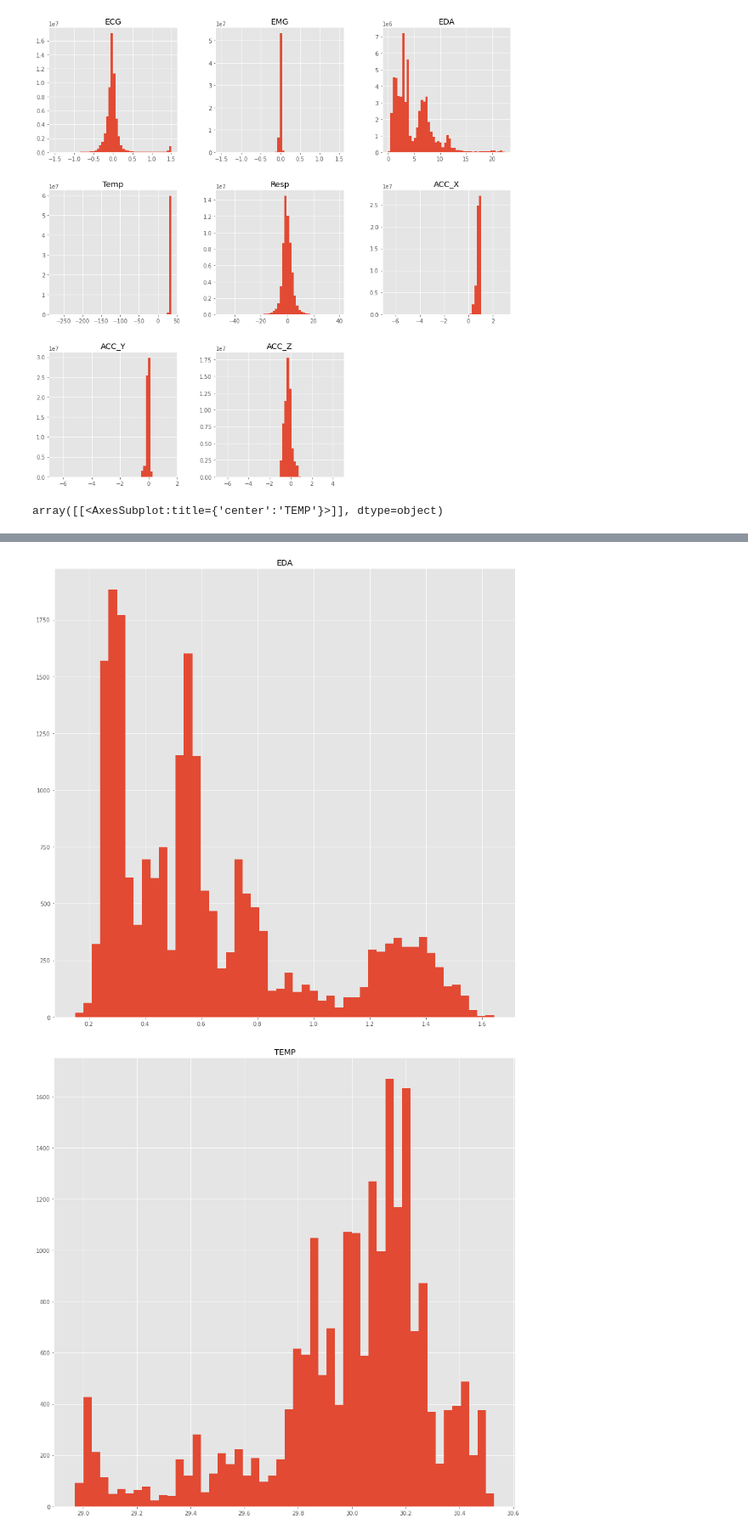
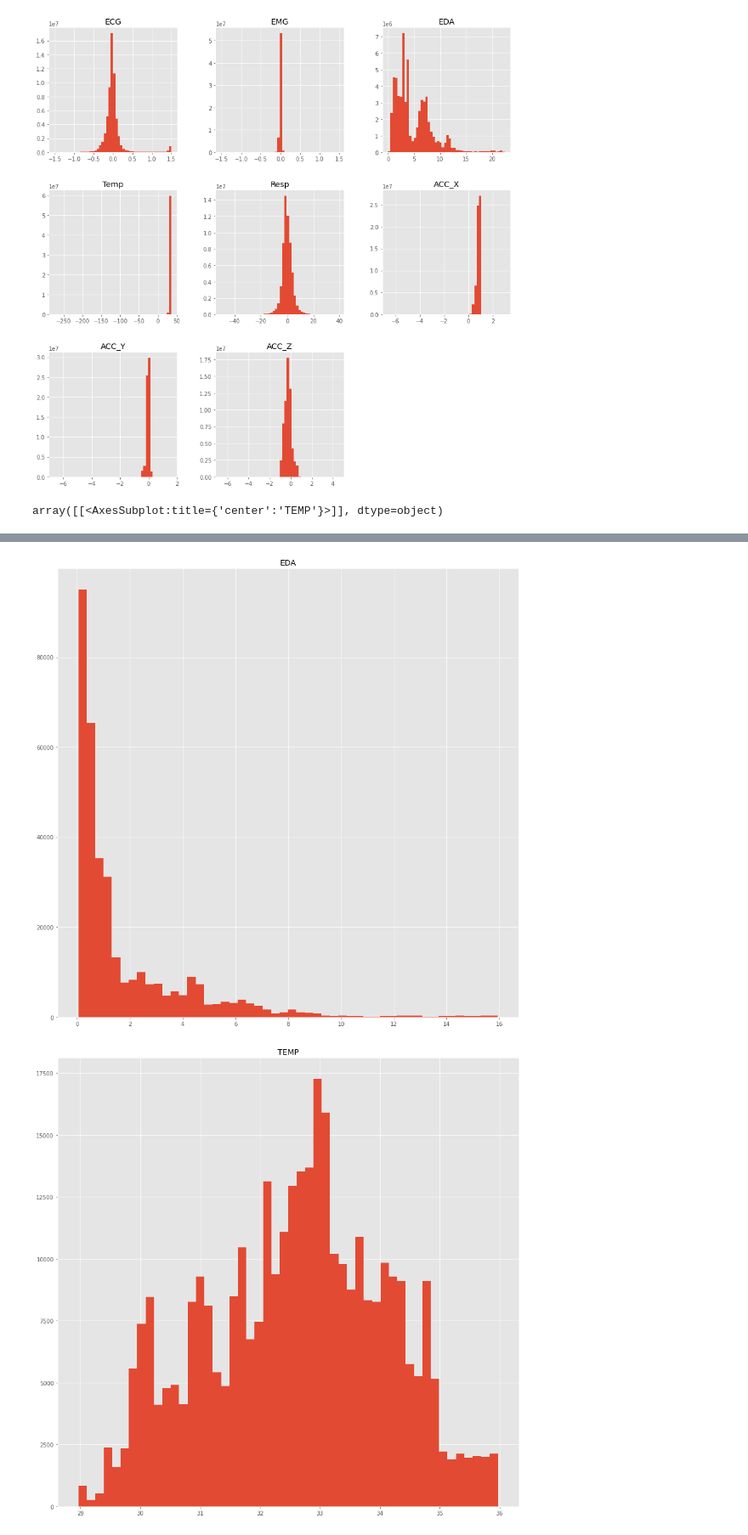
Before and after one commit to njfritter/Characteristic-Based-Time-Series-Clustering, a Jupyter notebook: rCode2012/notebooks/wesad_exploratory_analysis.ipynb, the cells around one changed output, grey strips where cells are left out. Shown at 85% size. Drawn from its saved outputs; the diff is of its cells as text; code cells hidden in the pictures.

```diff
--- a/rCode2012/notebooks/wesad_exploratory_analysis.ipynb
+++ b/rCode2012/notebooks/wesad_exploratory_analysis.ipynb
@@ -290,9 +290,9 @@ array([[<AxesSubplot:title={'center':'ECG'}>,
       dtype=object)
 [figure]
 # %%
-wrist_acc_df.hist(figsize=(15,15),bins=50)
-wrist_bvp_df.hist(figsize=(15,15),bins=50)
-wrist_eda_df.hist(figsize=(15,15),bins=50)
-wrist_temp_df.hist(figsize=(15,15),bins=50)
+all_subjects_wrist_acc_df.hist(figsize=(15,15),bins=50)
+all_subjects_wrist_bvp_df.hist(figsize=(15,15),bins=50)
+all_subjects_wrist_eda_df.hist(figsize=(15,15),bins=50)
+all_subjects_wrist_temp_df.hist(figsize=(15,15),bins=50)
 # %% [output]
 array([[<AxesSubplot:title={'center':'TEMP'}>]], dtype=object)
@@ -301,5 +301,5 @@ array([[<AxesSubplot:title={'center':'TEMP'}>]], dtype=object)
-[figure, old version]
+[figure, new version]
-[figure, old version]
+[figure, new version]
 # %% [markdown]
 # Some Observations on the Sensor Data
 
```
Also changed, not shown: parts of 13 cells of this notebook.
